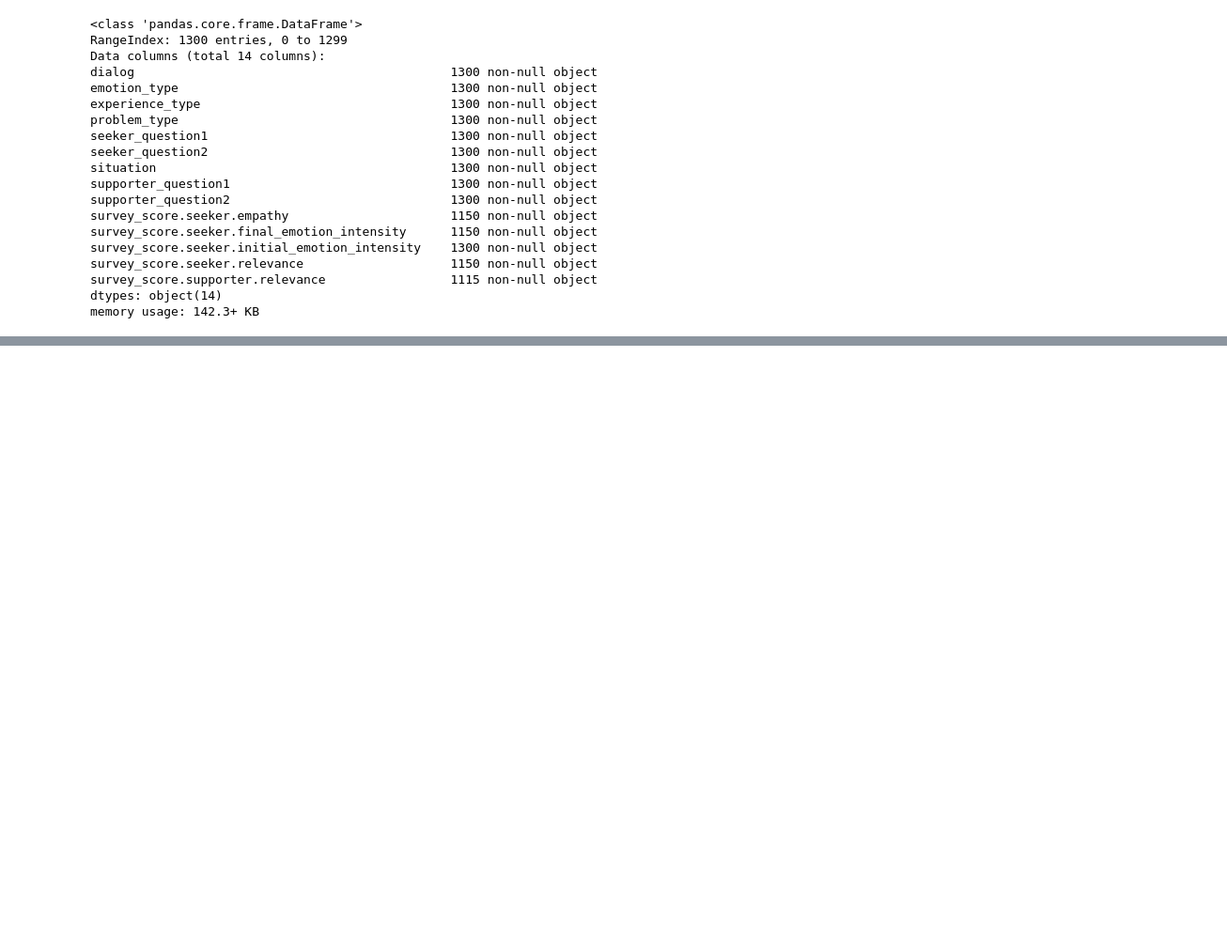
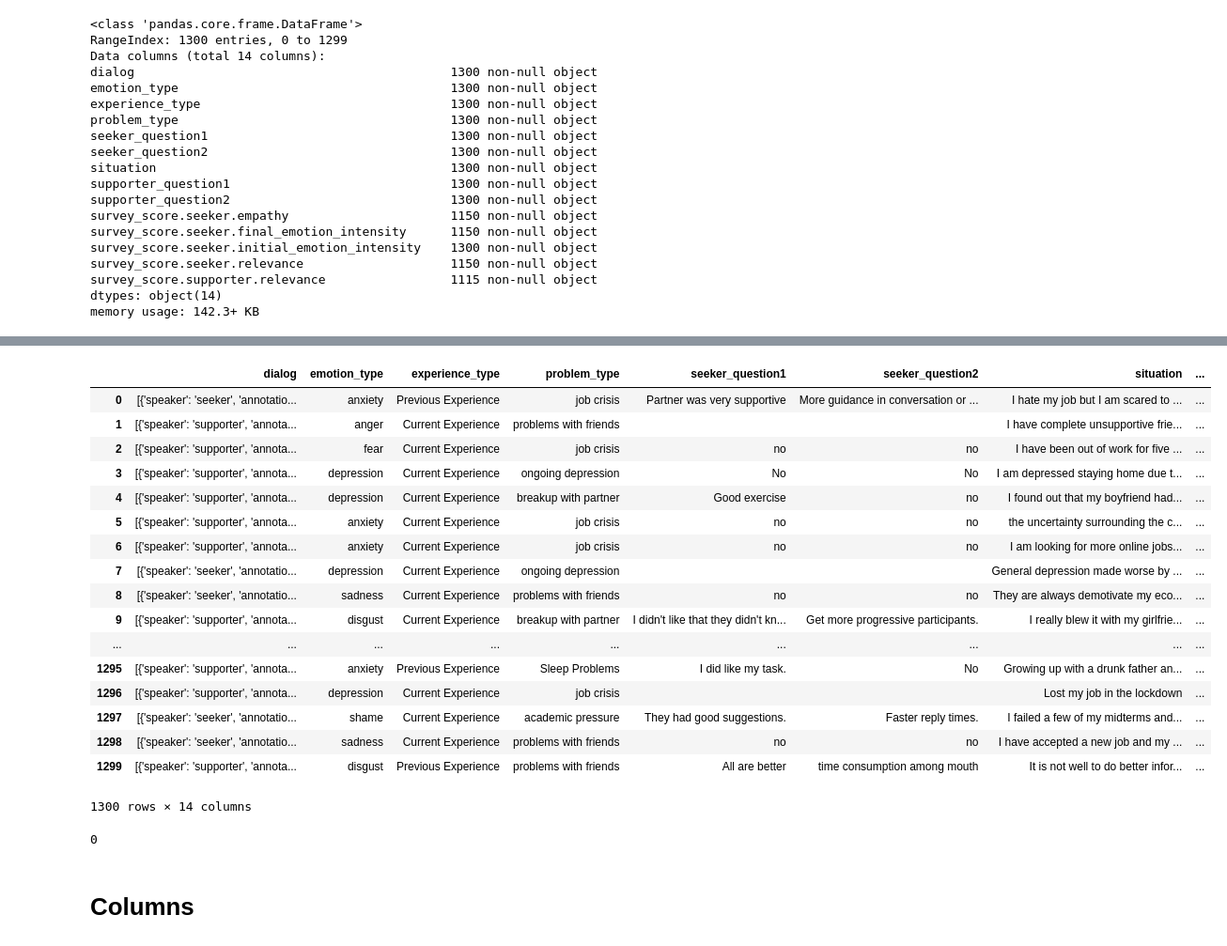
Before and after one commit to JuliaWieczorek/SupportSystem, a Jupyter notebook: SupportSystem.ipynb, the cells around one changed output, grey strips where cells are left out. Shown at 94% size. Saved outputs shown, nothing was run; the diff lists cells and outputs as text; code cells hidden in the pictures; blank space fills up the shorter version.

```diff
--- a/SupportSystem.ipynb
+++ b/SupportSystem.ipynb
@@ -159,0 +191,21 @@ memory usage: 142.3+ KB
+# %%
+df.fillna(method="ffill")
+# %% [output]
+|  | dialog | emotion_type | experience_type | problem_type | seeker_question1 | seeker_question2 | situation | ... |
+| 0 | [{'speaker': 'seeker', 'annotatio... | anxiety | Previous Experience | job crisis | Partner was very supportive | More guidance in conversation or ... | I hate my job but I am scared to ... | ... |
+| 1 | [{'speaker': 'supporter', 'annota... | anger | Current Experience | problems with friends |  |  | I have complete unsupportive frie... | ... |
+| 2 | [{'speaker': 'supporter', 'annota... | fear | Current Experience | job crisis | no | no | I have been out of work for five ... | ... |
+| 3 | [{'speaker': 'supporter', 'annota... | depression | Current Experience | ongoing depression | No | No | I am depressed staying home due t... | ... |
+| 4 | [{'speaker': 'supporter', 'annota... | depression | Current Experience | breakup with partner | Good exercise | no | I found out that my boyfriend had... | ... |
+| 5 | [{'speaker': 'supporter', 'annota... | anxiety | Current Experience | job crisis | no | no | the uncertainty surrounding the c... | ... |
+| 6 | [{'speaker': 'supporter', 'annota... | anxiety | Current Experience | job crisis | no | no | I am looking for more online jobs... | ... |
+| 7 | [{'speaker': 'seeker', 'annotatio... | depression | Current Experience | ongoing depression |  |  | General depression made worse by ... | ... |
+| 8 | [{'speaker': 'seeker', 'annotatio... | sadness | Current Experience | problems with friends | no | no | They are always demotivate my eco... | ... |
+| 9 | [{'speaker': 'supporter', 'annota... | disgust | Current Experience | breakup with partner | I didn't like that they didn't kn... | Get more progressive participants. | I really blew it with my girlfrie... | ... |
+| ... | ... | ... | ... | ... | ... | ... | ... | ... |
+| 1295 | [{'speaker': 'supporter', 'annota... | anxiety | Previous Experience | Sleep Problems | I did like my task. | No | Growing up with a drunk father an... | ... |
+| 1296 | [{'speaker': 'supporter', 'annota... | depression | Current Experience | job crisis |  |  | Lost my job in the lockdown | ... |
+| 1297 | [{'speaker': 'seeker', 'annotatio... | shame | Current Experience | academic pressure | They had good suggestions. | Faster reply times. | I failed a few of my midterms and... | ... |
+| 1298 | [{'speaker': 'seeker', 'annotatio... | sadness | Current Experience | problems with friends | no | no | I have accepted a new job and my ... | ... |
+| 1299 | [{'speaker': 'supporter', 'annota... | disgust | Previous Experience | problems with friends | All are better | time consumption among mouth | It is not well to do better infor... | ... |
+1300 rows × 14 columns
@@ -159,0 +218,6 @@ memory usage: 142.3+ KB
+# %%
+df.isnull().sum().sum()
+# %% [output]
+0
+# %% [markdown]
+# Columns
```
Also changed, not shown: parts of 7 cells of this notebook.
